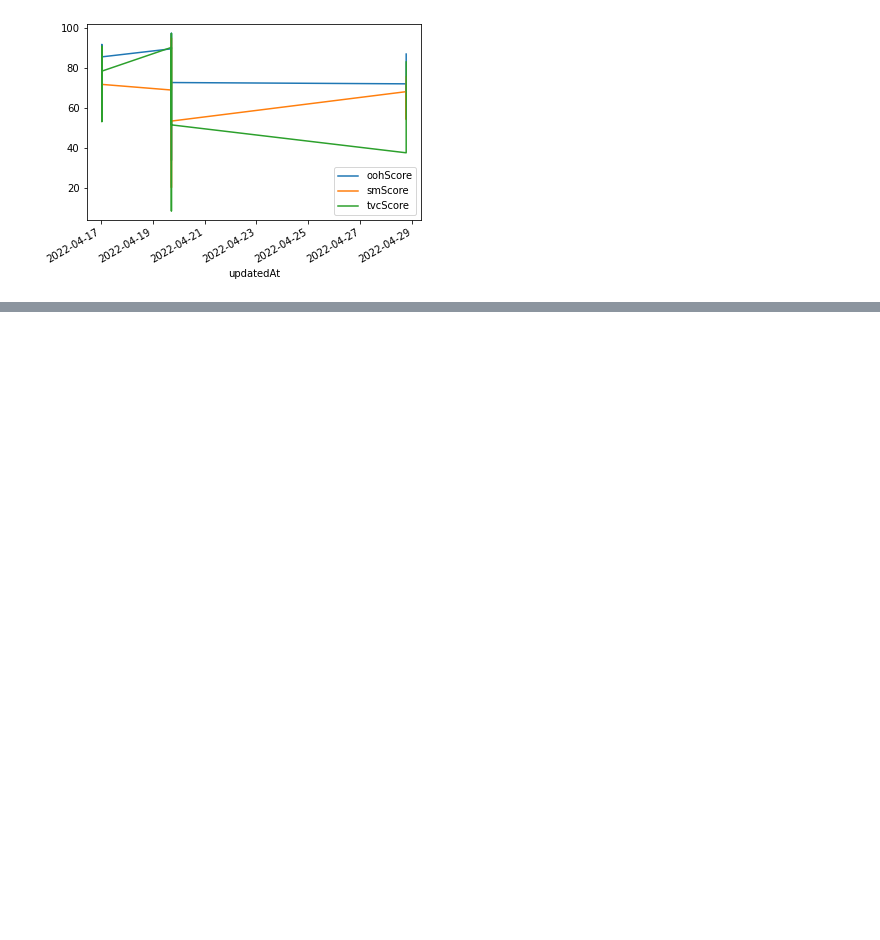
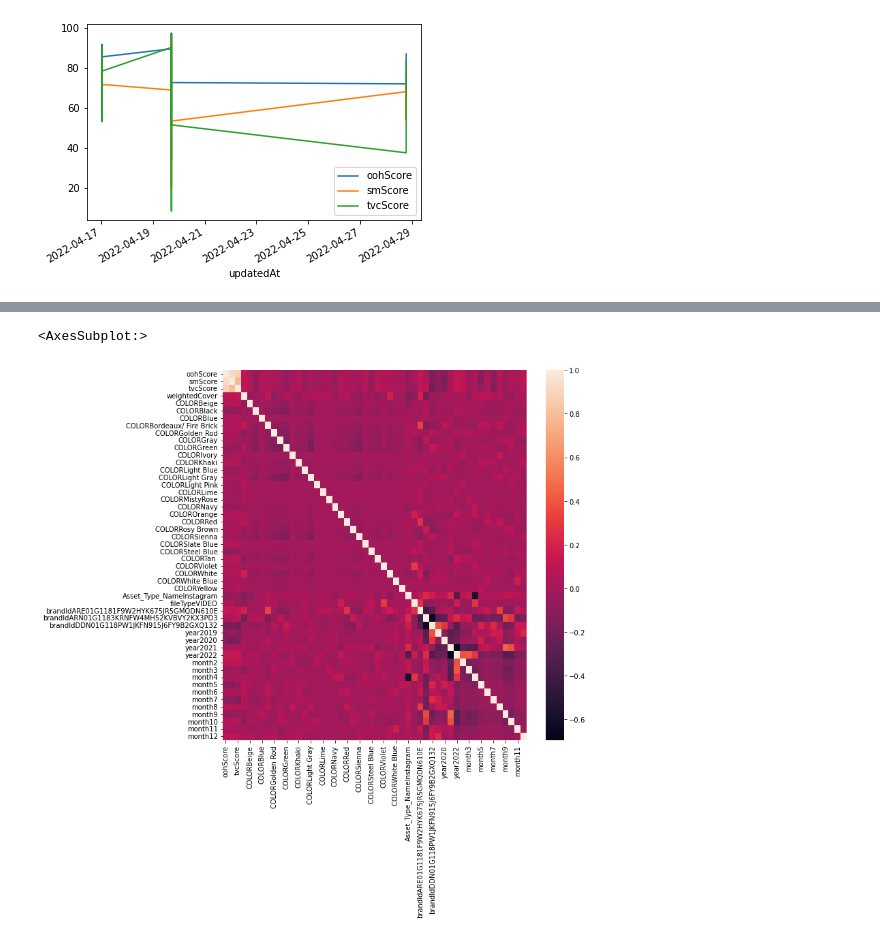
Before and after one commit to jmparejaz/-tekal-ai_recruitment-data-analyst-jr, a Jupyter notebook: DeepAnalysis.ipynb, the cells around one changed output, grey strips where cells are left out. Drawn from its saved outputs; the diff is of its cells as text; code cells hidden in the pictures; blank space fills up the shorter version.

```diff
--- a/DeepAnalysis.ipynb
+++ b/DeepAnalysis.ipynb
@@ -400,0 +291,5 @@ join1
+# %%
+data=df[['Asset_Type_Name', 'COLOR', 'COVERAGE', 'fileType', 'brandId','widthPx', 'heightPx', 'publishedAt','oohScore','smScore','tvcScore']]
+data['year']=data.publishedAt.dt.year.astype('category')
+data['month']=data.publishedAt.dt.month.astype('category')
+data['weightedCover']=np.array(data['COVERAGE'] )* np.array(data['widthPx']) * np.array(data['heightPx'])
@@ -400,0 +396,12 @@ join1
+# %%
+#to build a correlation matrix for categorical features we need first to get dummies
+data_4_corr=data.copy()
+data_4_corr = pd.get_dummies(data=data_4_corr , columns=['COLOR'], drop_first=True, prefix='COLOR', prefix_sep='')
+data_4_corr = pd.get_dummies(data=data_4_corr , columns=['Asset_Type_Name'], drop_first=True, prefix='Asset_Type_Name', prefix_sep='')
+data_4_corr = pd.get_dummies(data=data_4_corr , columns=['fileType'], drop_first=True, prefix='fileType', prefix_sep='')
+data_4_corr = pd.get_dummies(data=data_4_corr , columns=['brandId'], drop_first=True, prefix='brandId', prefix_sep='')
+data_4_corr = pd.get_dummies(data=data_4_corr , columns=['year'], drop_first=True, prefix='year', prefix_sep='')
+data_4_corr = pd.get_dummies(data=data_4_corr , columns=['month'], drop_first=True, prefix='month', prefix_sep='')
+# %%
+data_4_corr = data_4_corr.drop(['widthPx', 'heightPx','COVERAGE'],axis=1)
+data_4_corr
@@ -400,0 +443,6 @@ join1
+# %%
+plt.figure(figsize=(10,10))
+sns.heatmap(data_4_corr.corr())
+# %% [output]
+<AxesSubplot:>
+[figure, added]
```
Also changed, not shown: parts of 66 cells of this notebook, 2 other files.
